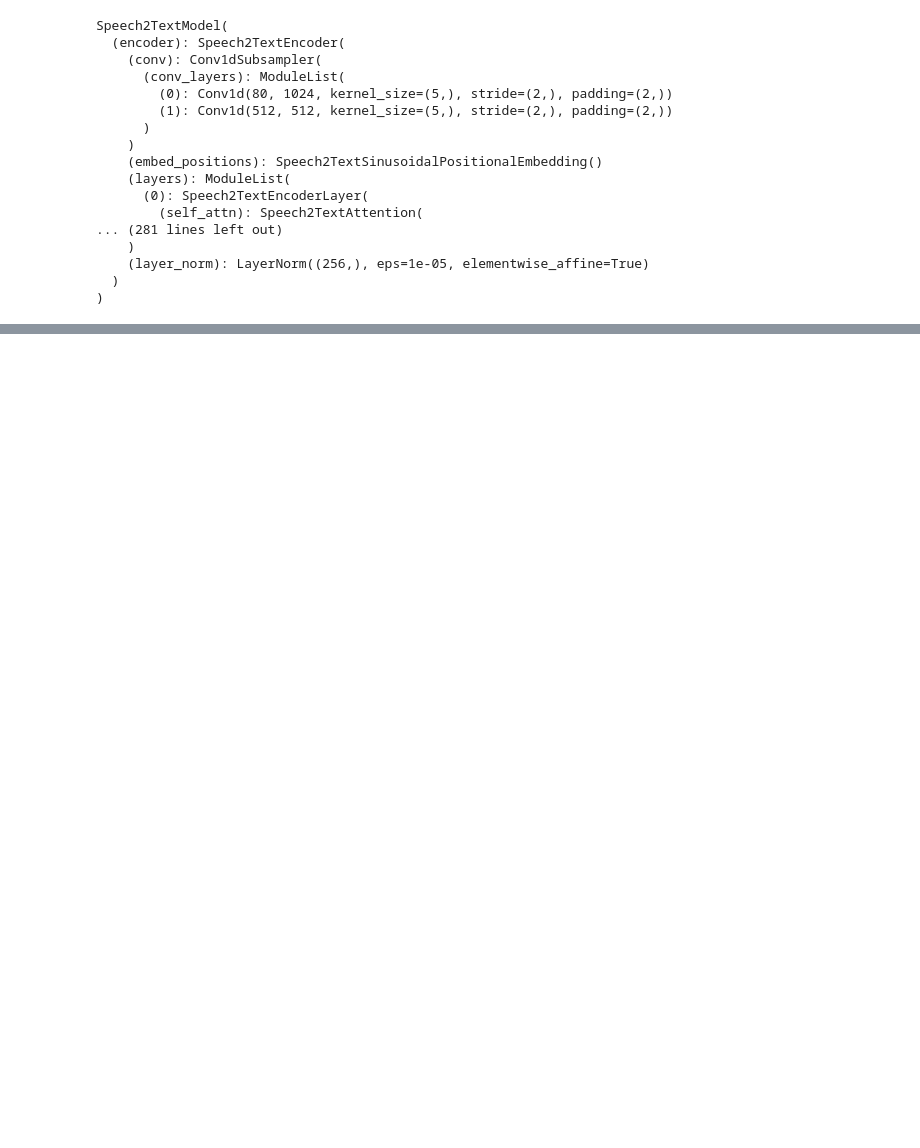
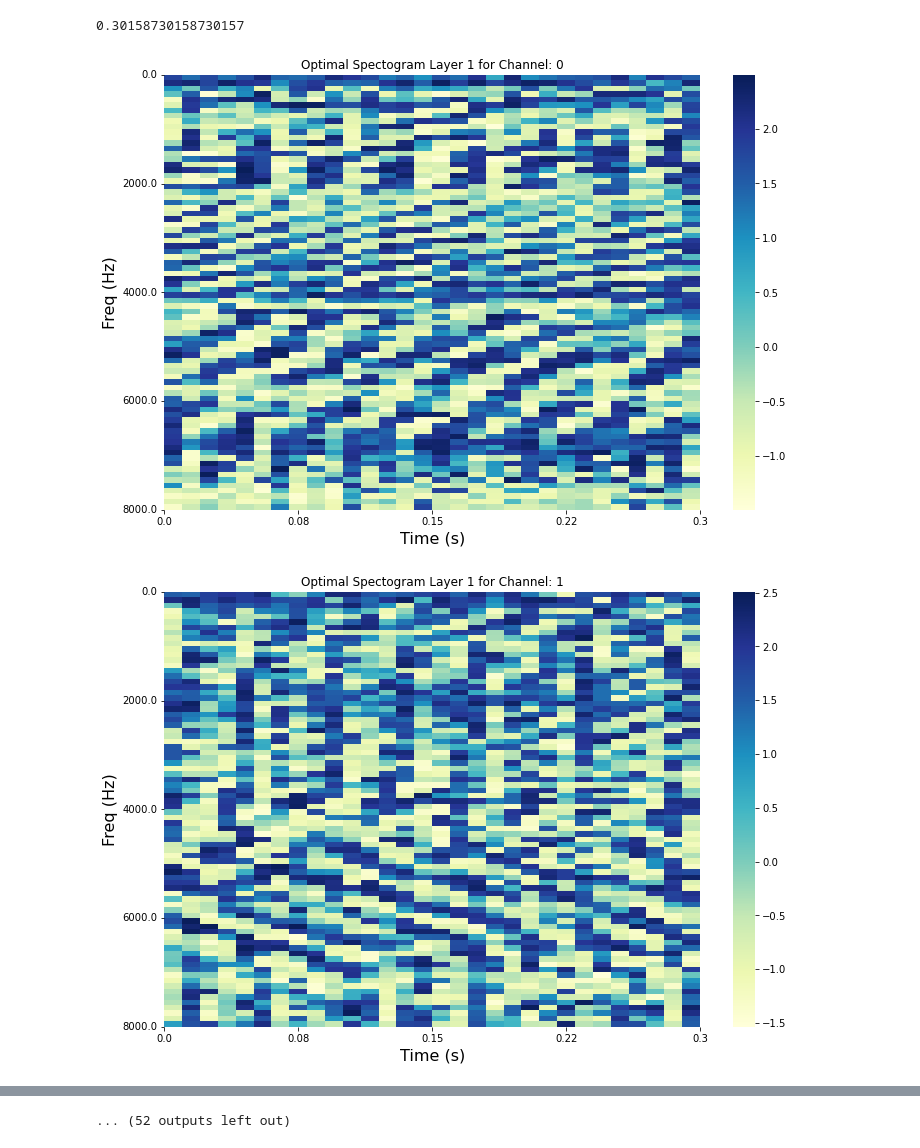
Before and after one commit to akamsali/optimal-input, a Jupyter notebook: notebooks/opt_with_betas.ipynb, the cells around one changed output, grey strips where cells are left out. Saved outputs shown, nothing was run; the diff lists cells and outputs as text; code cells hidden in the pictures; blank space fills up the shorter version.

```diff
--- a/notebooks/opt_with_betas.ipynb
+++ b/notebooks/opt_with_betas.ipynb
@@ -33,30 +35,10 @@ Some weights of Speech2TextModel were not initialized from the model checkpoint
 You should probably TRAIN this model on a down-stream task to be able to use it for predictions and inference.
-# %%
-model
-# %% [output]
-Speech2TextModel(
-  (encoder): Speech2TextEncoder(
-    (conv): Conv1dSubsampler(
-      (conv_layers): ModuleList(
-        (0): Conv1d(80, 1024, kernel_size=(5,), stride=(2,), padding=(2,))
-        (1): Conv1d(512, 512, kernel_size=(5,), stride=(2,), padding=(2,))
-      )
-    )
-    (embed_positions): Speech2TextSinusoidalPositionalEmbedding()
-    (layers): ModuleList(
-      (0): Speech2TextEncoderLayer(
-        (self_attn): Speech2TextAttention(
-... (281 lines left out)
-    )
-    (layer_norm): LayerNorm((256,), eps=1e-05, elementwise_affine=True)
-  )
-)
 # %%
 loss_l0 = []
 spect_l0 = []
 
 for i in range(64):
-    get_opt_input.get_opt_input(aud, layers[0], a[:, i].reshape(-1, 1).astype('float32'), iterations=100)
+    get_opt_input.get_opt_input(layers[1], b[:, i].reshape(-1, 1).astype('float32'), 30, iterations=100)
     loss_l0.append(get_opt_input.loss_list)
     spect_l0.append(get_opt_input.spect[0].detach().numpy().T)
-np.save('/depot/jgmakin/data/auditory_cortex/opt_inputs/layer_0_64_channels.npy', spect_l0 ,allow_pickle=True)
+np.save('/depot/jgmakin/data/auditory_cortex/opt_inputs/layer_1_64_channels.npy', spect_l0 ,allow_pickle=True)
@@ -62,0 +47,20 @@ np.save('/depot/jgmakin/data/auditory_cortex/opt_inputs/layer_0_64_channels.npy'
+# %%
+(1.9/189)*30
+# %% [output]
+0.30158730158730157
+# %%
+for i in range(64):
+    plt.figure(figsize=(12,8))
+    ax = sns.heatmap(spect_l0[i], cmap="YlGnBu")
+    # plt.imshow(spect)
+    plt.xticks(np.linspace(0, spect_l0[i].shape[1], 5), np.round(np.linspace(0,0.3,5), 2))
+    plt.yticks(np.linspace(0, spect_l0[i].shape[0], 5), np.round(np.linspace(0,8000,5)))
+    plt.xlabel('Time (s)', fontsize=16)
+    plt.ylabel('Freq (Hz)', fontsize=16)
+    plt.title(f"Optimal Spectogram Layer 1 for Channel: {i}")
+    # plt.figure(figsize=(12,8))
+    # plt.savefig(f'/depot/jgmakin/data/auditory_cortex/plots/layer_1_channel_{i}.svg')
+plt.show()
+# %% [output]
+[figure, added]
+[figure, added]
@@ -63,3 +77,4 @@ np.save('/depot/jgmakin/data/auditory_cortex/opt_inputs/layer_0_64_channels.npy'
+... (52 outputs left out)
 # %%
 # for i in range(6):
 # get_opt_input = GetOptInput(model, feature_extractor)
```
Also changed, not shown: parts of 9 cells of this notebook, 2 other files.
